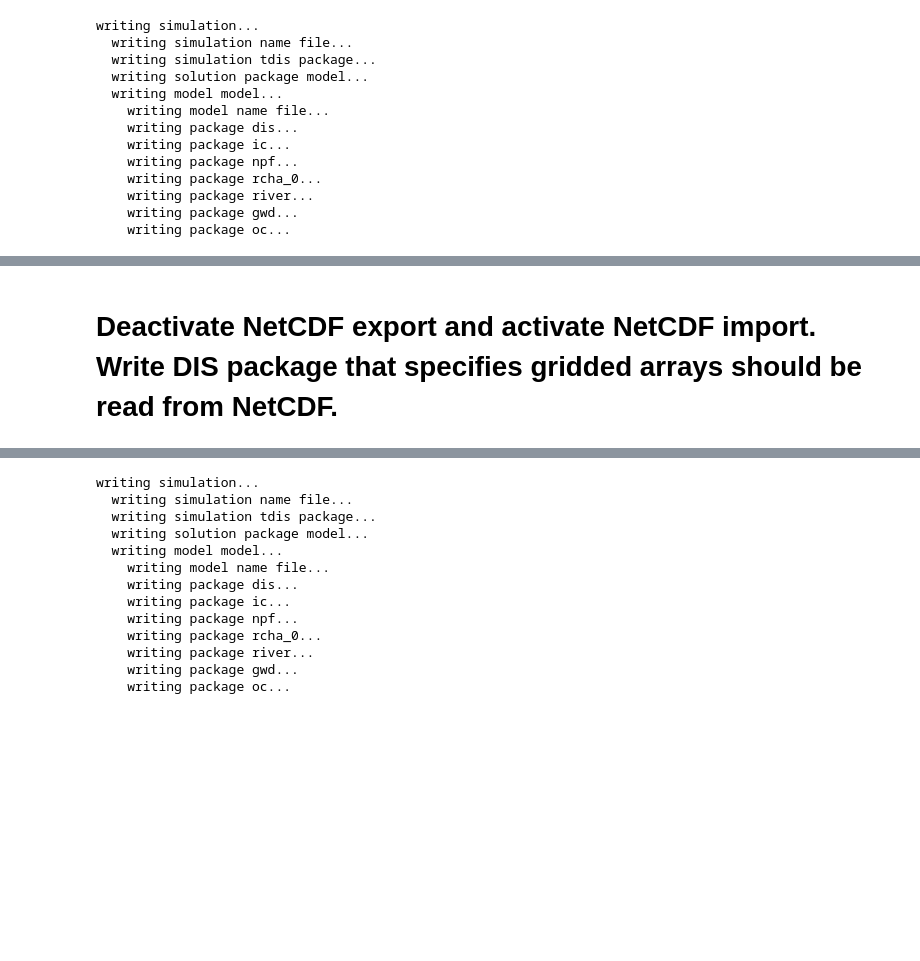
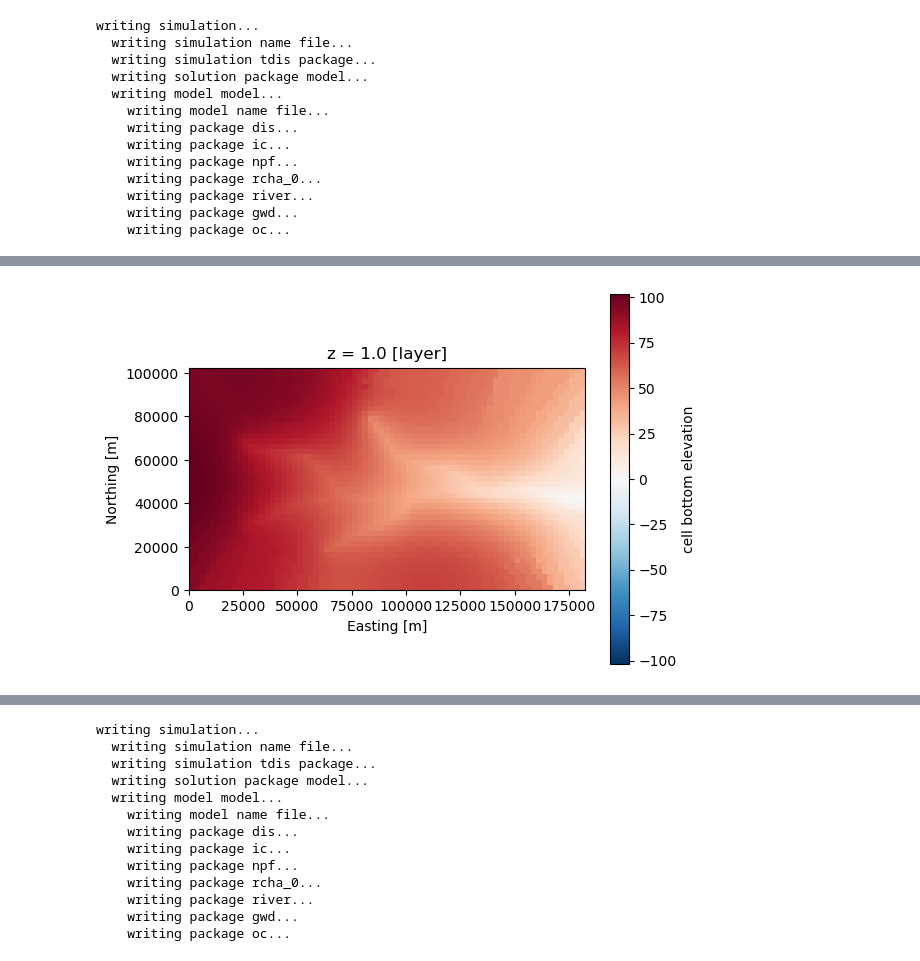
Before and after one commit to jdhughes-usgs/GW3099-2024, a Jupyter notebook: exercises-completed/netcdf/netcdf_input.ipynb, the cells around one changed output, grey strips where cells are left out. Drawn from its saved outputs; the diff is of its cells as text; code cells hidden in the pictures; blank space fills up the shorter version.

Commit message:
adding some visualization

```diff
--- a/exercises-completed/netcdf/netcdf_input.ipynb
+++ b/exercises-completed/netcdf/netcdf_input.ipynb
@@ -110,3 +105,7 @@ Data variables:
     Conventions:     CF-1.11
-# %% [markdown]
-# Deactivate NetCDF export and activate NetCDF import. Write DIS package that specifies gridded arrays should be read from NetCDF.
+# %%
+nc_ds["dis_botm"].isel(z=0).plot()
+plt.gca().set_aspect(1.0)
+plt.show(block=False)
+# %% [output]
+[figure, added]
```
Also changed, not shown: parts of 36 cells of this notebook.
